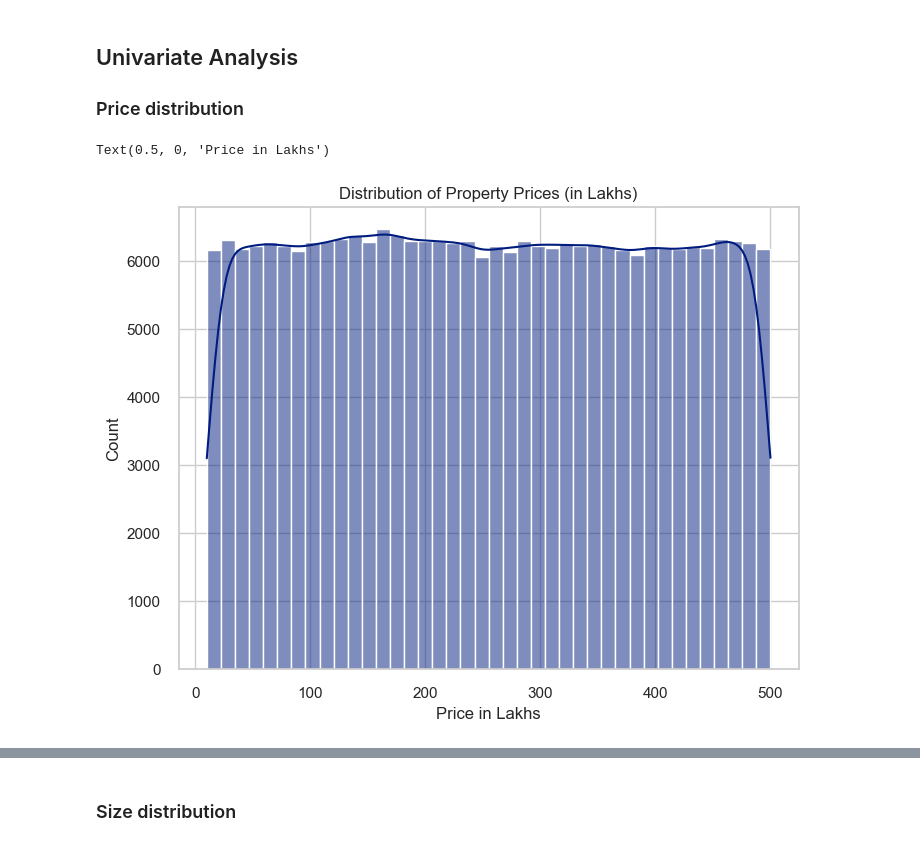
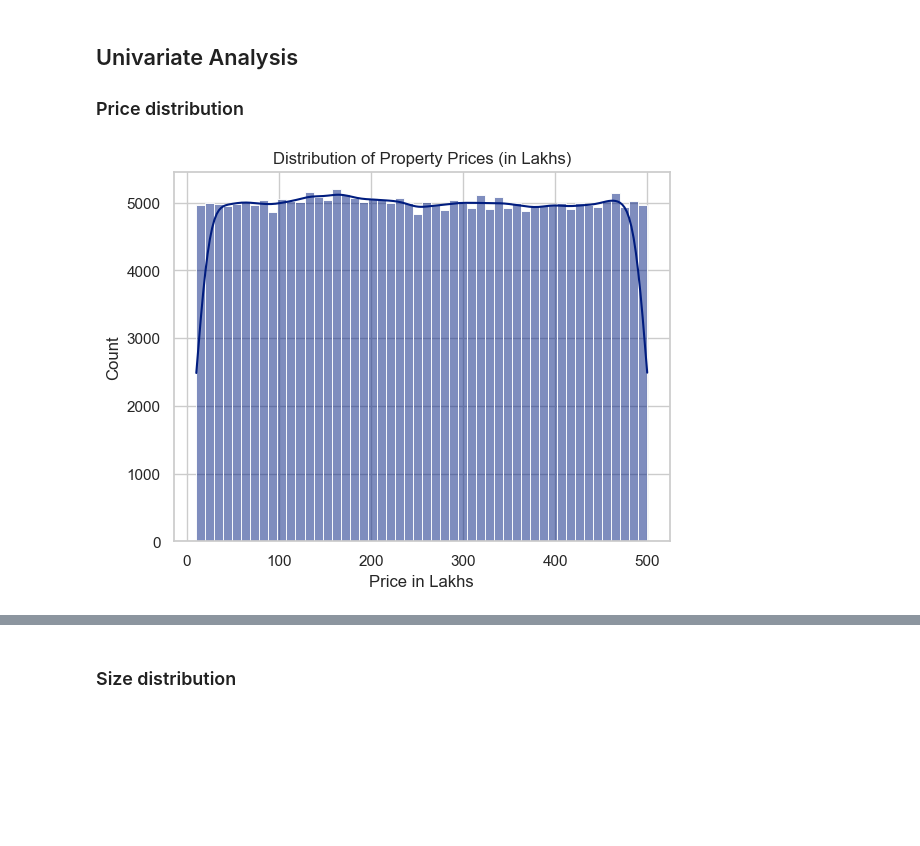
Before and after one commit to kiran86/realestate-advisor, a Jupyter notebook: scripts/eda.ipynb, the cells around one changed output, grey strips where cells are left out. Drawn from its saved outputs; the diff is of its cells as text; code cells hidden in the pictures; blank space fills up the shorter version.

```diff
--- a/scripts/eda.ipynb
+++ b/scripts/eda.ipynb
@@ -14,6 +14,8 @@ import plotly.io as pio
 
 # Set display options
 sns.set_theme(style = "whitegrid", palette = "dark")
+plt.rcParams['figure.figsize'] = (12, 8)
+plt.rcParams['font.size'] = 14
 pio.renderers.default = "plotly_mimetype"
 
 # Load dataset
@@ -99,10 +101,9 @@ The dataset contains 21 variables with a ID column for each observation and 2,50
 ### Price distribution
 # %%
 # Price distribution
-plt.figure(figsize=(8, 6))
-sns.histplot(df["Price_in_Lakhs"], kde=True, bins=40)
+sns.histplot(df["Price_in_Lakhs"], kde=True, bins=50)
 plt.title("Distribution of Property Prices (in Lakhs)")
 plt.xlabel("Price in Lakhs")
+plt.show()
 # %% [output]
-Text(0.5, 0, 'Price in Lakhs')
-[figure, old version]
+[figure, new version]
```
Also changed, not shown: parts of 13 cells of this notebook.
